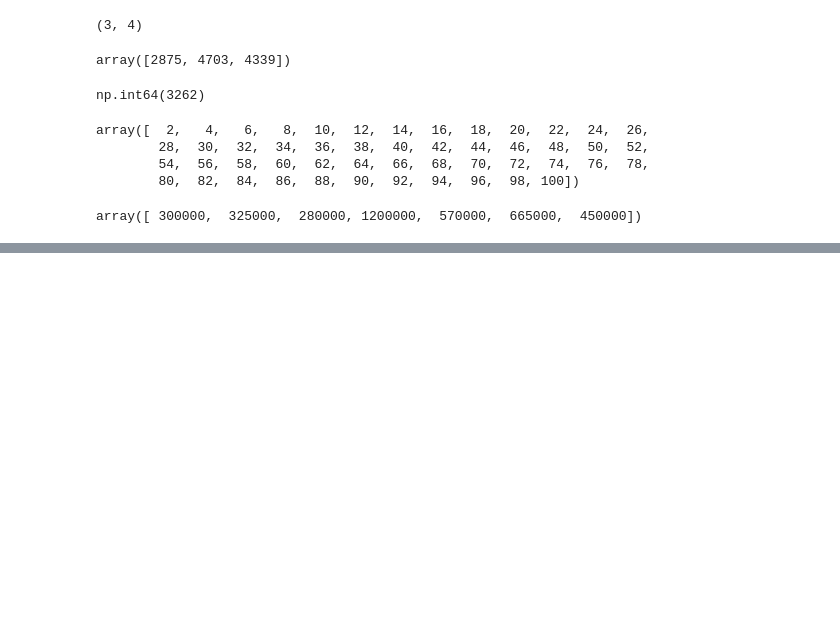
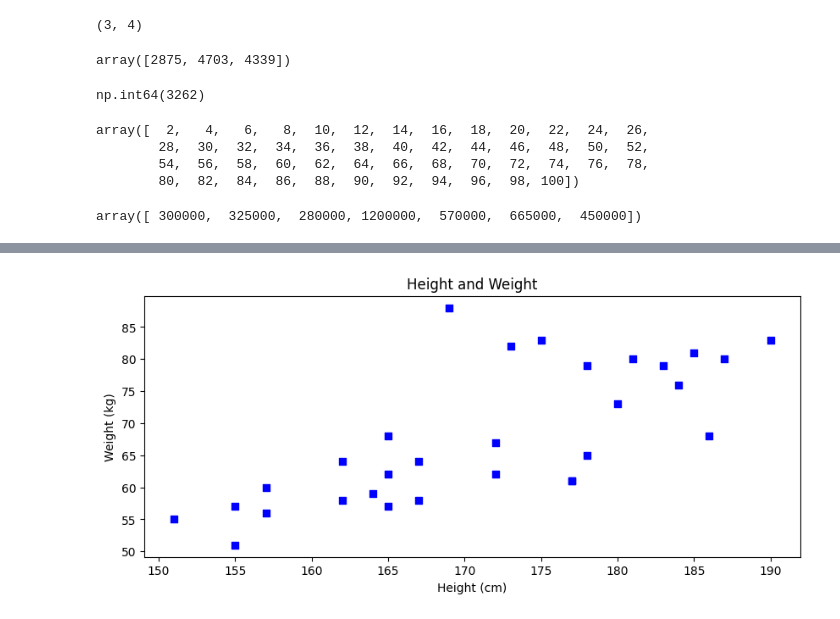
Before and after one commit to Dkor-1/tool, a Jupyter notebook: toolkit.ipynb, the cells around one changed output, grey strips where cells are left out. Saved outputs shown, nothing was run; the diff lists cells and outputs as text; code cells hidden in the pictures; blank space fills up the shorter version.

```diff
--- a/toolkit.ipynb
+++ b/toolkit.ipynb
@@ -96,0 +116,21 @@ array([ 300000,  325000,  280000, 1200000,  570000,  665000,  450000])
+# %%
+height_array = np.array([
+    165, 164, 155, 151, 157, 162, 155, 157, 165, 162,
+    165, 167, 167, 183, 180, 184, 177, 178, 175, 181,
+    172, 173, 169, 172, 177, 178, 185, 186, 190, 187
+])
+
+weight_array = np.array([
+    62, 59, 57, 55, 60, 58, 51, 56, 68, 64,
+    57, 58, 64, 79, 73, 76, 61, 65, 83, 80,
+    67, 82, 88, 62, 61, 79, 81, 68, 83, 80
+])
+# %%
+plt.figure(figsize=(10,4))
+plt.scatter(height_array,weight_array, c='b', marker='s')
+plt.title("Height and Weight")
+plt.xlabel("Height (cm)")
+plt.ylabel("Weight (kg)")
+plt.show()
+# %% [output]
+[figure, added]
```
Also changed, not shown: parts of 7 cells of this notebook.
